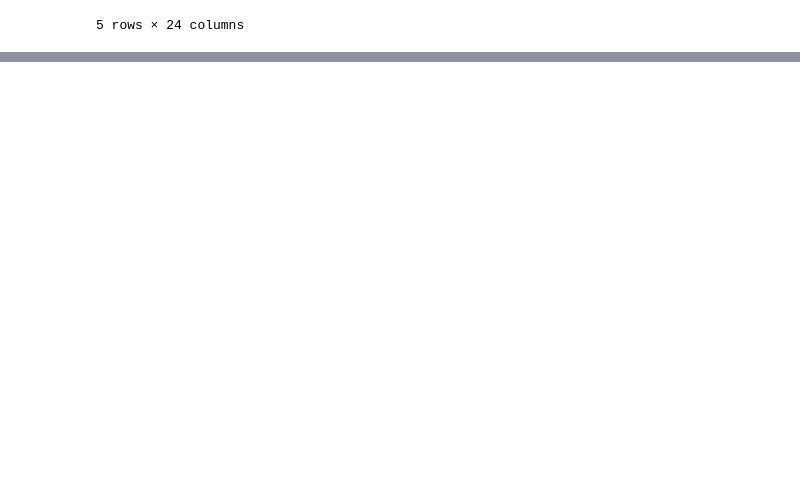
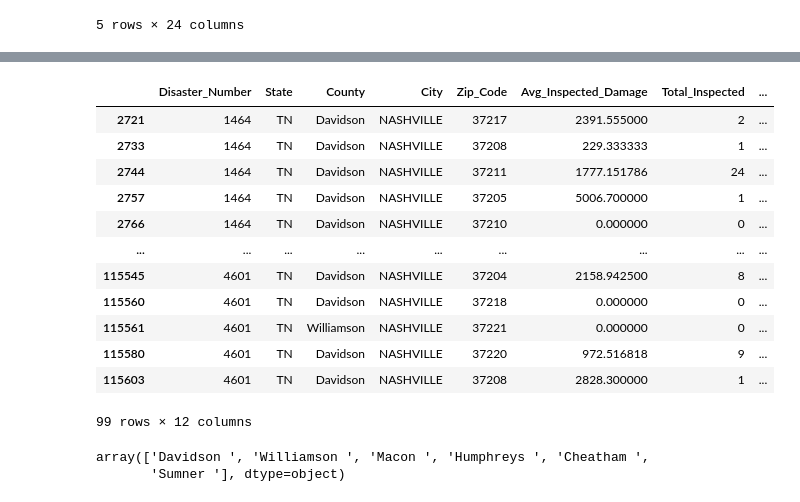
Before and after one commit to mjlintemu/Nashville_Community_Resources, a Jupyter notebook: data/matthew_capstone.ipynb, the cells around one changed output, grey strips where cells are left out. Saved outputs shown, nothing was run; the diff lists cells and outputs as text; code cells hidden in the pictures; blank space fills up the shorter version.

Commit message:
needs more review

```diff
--- a/data/matthew_capstone.ipynb
+++ b/data/matthew_capstone.ipynb
@@ -185,4 +203,4 @@ owners_tn = owners_tn[]
 # %%
-# Filter County to Davidson
-owners_davidson = owners_tn[owners_tn['county']=='Davidson']
+# Filter dataset to Davidson county. Having issues filtering by county so I used city.
+owners_davidson = owners_tn[owners_tn['city']=='NASHVILLE']
 owners_davidson.head()
@@ -188,0 +215,4 @@ owners_davidson.head()
+# %%
+# Drop Columns
+owners_davidson_2 = owners_davidson.drop(['validRegistrations','approvedBetween1And10000','approvedBetween25001AndMax','totalMaxGrants','id'], axis=1)
+owners_davidson_2.head()
@@ -188,0 +226,4 @@ owners_davidson.head()
+# %%
+# Drop Columns
+owners_davidson_3 = owners_davidson_2.drop(['noFemaInspectedDamage','femaInspectedDamageBetween1And10000','femaInspectedDamageBetween10001And20000','femaInspectedDamageBetween20001And30000','femaInspectedDamageGreaterThan30000','approvedForFemaAssistance','approvedBetween10001And25000'], axis=1)
+owners_davidson_3.head()
@@ -188,0 +237,22 @@ owners_davidson.head()
+# %%
+owners_davidson_4 = owners_davidson_3.rename(columns={"disasterNumber": "Disaster_Number", "state": "State", 'county':'County','city':'City','zipCode':'Zip_Code','averageFemaInspectedDamage':'Avg_Inspected_Damage','totalInspected':'Total_Inspected','totalDamage':'Total_Damage','totalApprovedIhpAmount':'Total_Approved','repairReplaceAmount':'Repair_Replace_Amount','rentalAmount':'Rental_Amount','otherNeedsAmount':'Other_Needs_Amount'})
+owners_davidson_4
+# %% [output]
+|  | Disaster_Number | State | County | City | Zip_Code | Avg_Inspected_Damage | Total_Inspected | ... |
+| 2721 | 1464 | TN | Davidson | NASHVILLE | 37217 | 2391.555000 | 2 | ... |
+| 2733 | 1464 | TN | Davidson | NASHVILLE | 37208 | 229.333333 | 1 | ... |
+| 2744 | 1464 | TN | Davidson | NASHVILLE | 37211 | 1777.151786 | 24 | ... |
+| 2757 | 1464 | TN | Davidson | NASHVILLE | 37205 | 5006.700000 | 1 | ... |
+| 2766 | 1464 | TN | Davidson | NASHVILLE | 37210 | 0.000000 | 0 | ... |
+| ... | ... | ... | ... | ... | ... | ... | ... | ... |
+| 115545 | 4601 | TN | Davidson | NASHVILLE | 37204 | 2158.942500 | 8 | ... |
+| 115560 | 4601 | TN | Davidson | NASHVILLE | 37218 | 0.000000 | 0 | ... |
+| 115561 | 4601 | TN | Williamson | NASHVILLE | 37221 | 0.000000 | 0 | ... |
+| 115580 | 4601 | TN | Davidson | NASHVILLE | 37220 | 972.516818 | 9 | ... |
+| 115603 | 4601 | TN | Davidson | NASHVILLE | 37208 | 2828.300000 | 1 | ... |
+99 rows × 12 columns
+# %%
+owners_davidson_4.County.unique()
+# %% [output]
+array(['Davidson ', 'Williamson ', 'Macon ', 'Humphreys ', 'Cheatham ',
+       'Sumner '], dtype=object)
```
Also changed, not shown: parts of 8 cells of this notebook.
